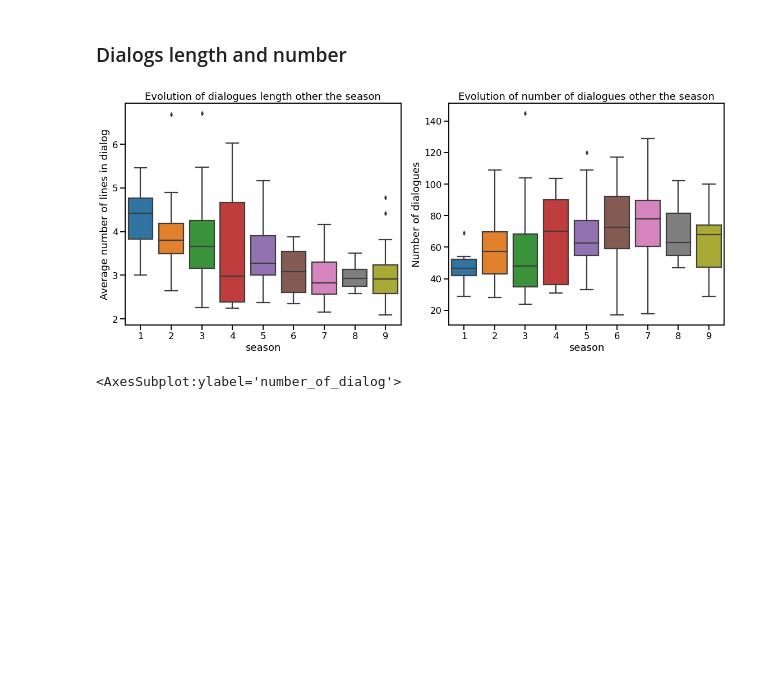
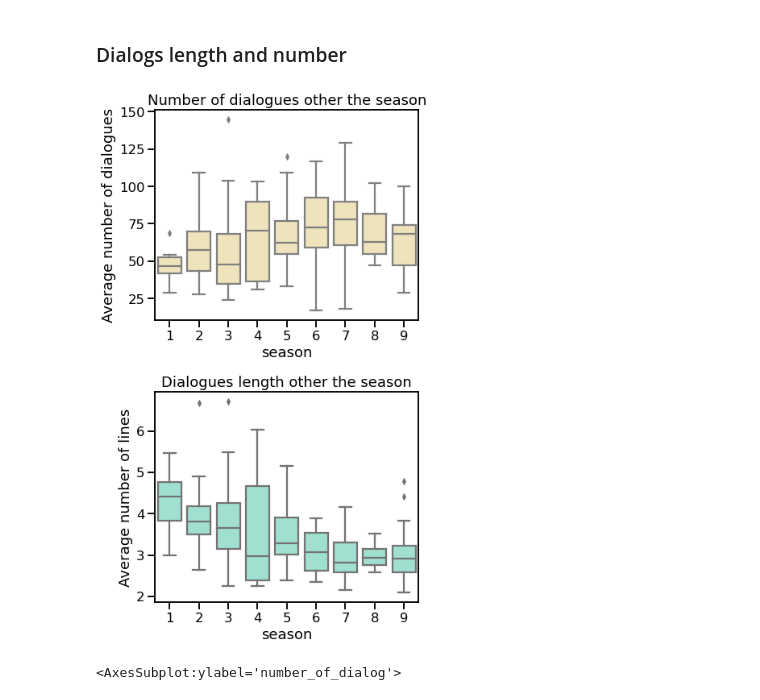
Before and after one commit to andronikova/the_office_data_analysis, a Jupyter notebook: FV.ipynb, the cells around one changed output. Saved outputs shown, nothing was run; the diff lists cells and outputs as text; code cells hidden in the pictures; blank space fills up the shorter version.

```diff
--- a/FV.ipynb
+++ b/FV.ipynb
@@ -33,6 +33,8 @@ import math
 plt.tight_layout()
 # %% [output]
 <Figure size 432x288 with 0 Axes>
+# %%
+sns.set_context('talk',font_scale=1)  # paper, notebook, talk, poster
 # %%
 # pd.set_option('display.max_rows', None)
 # %% [markdown]
@@ -884,11 +888,17 @@ sns.barplot(y=characters, x=df[df.season==9][characters_words_total].sum(),ax=ax
 # %%
 df_tmp = df[characters_words[:20]]
 corr = df_tmp.corr().round(2)
+
+for name in corr.columns:
+    corr.rename({name: name.replace("_words","")},axis=1, inplace=True)
+    corr.rename({name: name.replace("_words","")},axis=0, inplace=True)
 
 mask = np.zeros_like(corr)
 mask[np.triu_indices_from(mask)] = True
 
 plt.figure(figsize=(18,18))
-sns.heatmap(corr, cmap='coolwarm', mask=mask, center=0,annot=True,annot_kws={"size": 12}).set(title='Correlations of number of words between different characters')
+sns.heatmap(corr, cmap='coolwarm', mask=mask, center=0,annot=True,annot_kws={"size": 12}).set(
+    title='Correlations of number of words between different characters',
+    )
 # %% [output]
 [Text(0.5, 1.0, 'Correlations of number of words between different characters')]
@@ -1143,19 +1161,19 @@ dtype: object
 # %% [markdown]
 ### Dialogs length and number
 # %%
-fig, ax = plt.subplots(figsize=(16,7),nrows=1, ncols=2)
+fig, ax = plt.subplots(figsize=(6,10),nrows=2, ncols=1)
 plt.title('SSSS')
-sns.boxplot(x=df.season, y=df.dialog_mean_length,ax=ax[0]).set(ylabel='Average number of lines in dialog',
-                                                              title='Evolution of dialogues length other the season')
+sns.boxplot(x=df.season, y=df.dialog_mean_length,ax=ax[1],color='#96ead7').set(ylabel='Average number of lines',
+                                                              title='Dialogues length other the season')
 
 plt.tight_layout()
 
 
-sns.boxplot(x=df.season, y=df.number_of_dialog,ax=ax[1]).set(ylabel='Number of dialogues',
-                                                            title='Evolution of number of dialogues other the season')
+sns.boxplot(x=df.season, y=df.number_of_dialog,ax=ax[0],color='#f7e7b4').set(ylabel='Average number of dialogues',
+                                                            title='Number of dialogues other the season')
 plt.tight_layout()
 # %% [output]
-[figure, old version]
+[figure, new version]
 # %%
 fig, ax = plt.subplots(figsize=(16,6),nrows=1, ncols=2)
 sns.scatterplot(x=df.index, y=df.dialog_mean_length,ax=ax[0])
```
Also changed, not shown: parts of 55 cells of this notebook, 1 other file.
